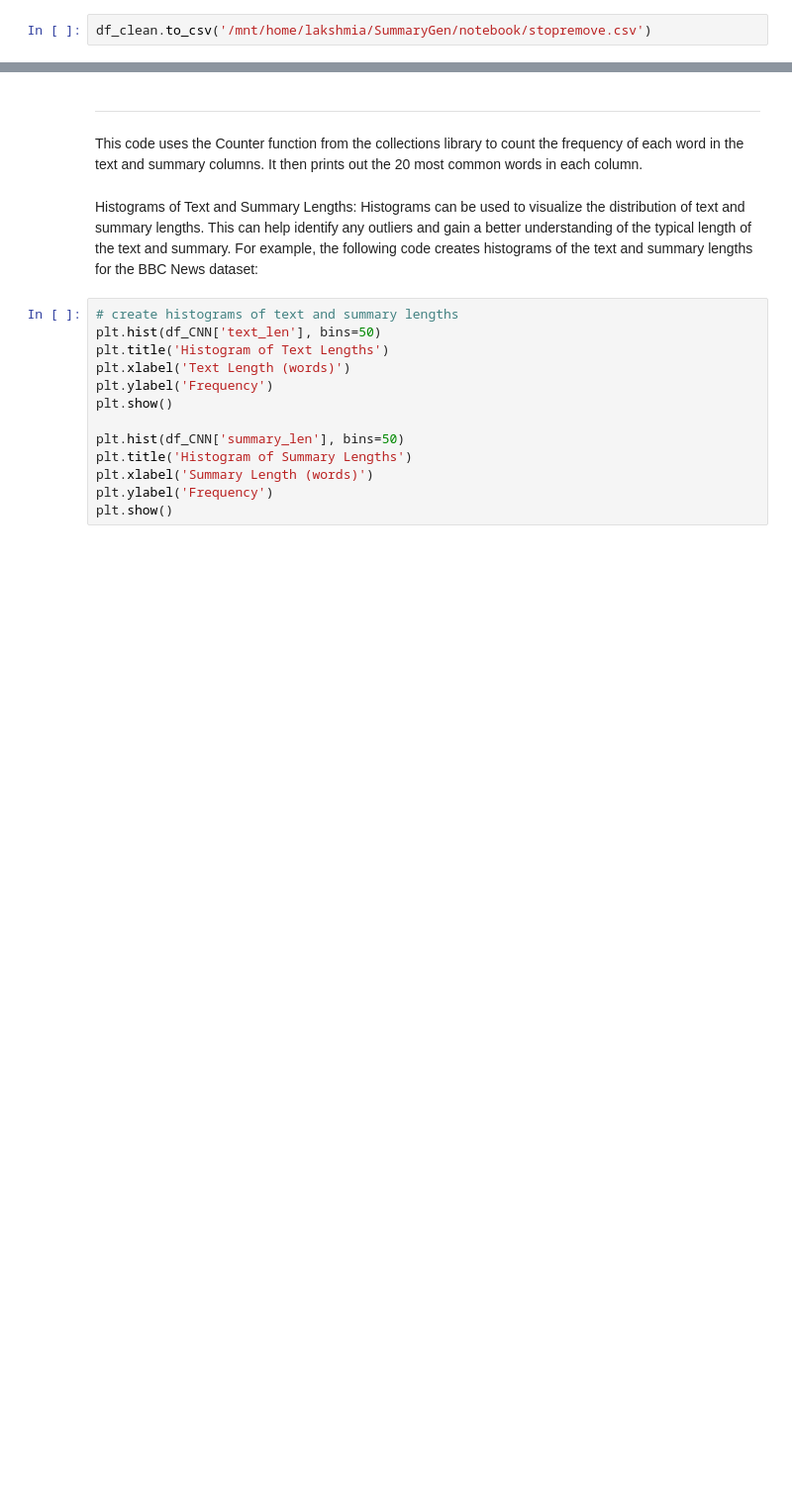
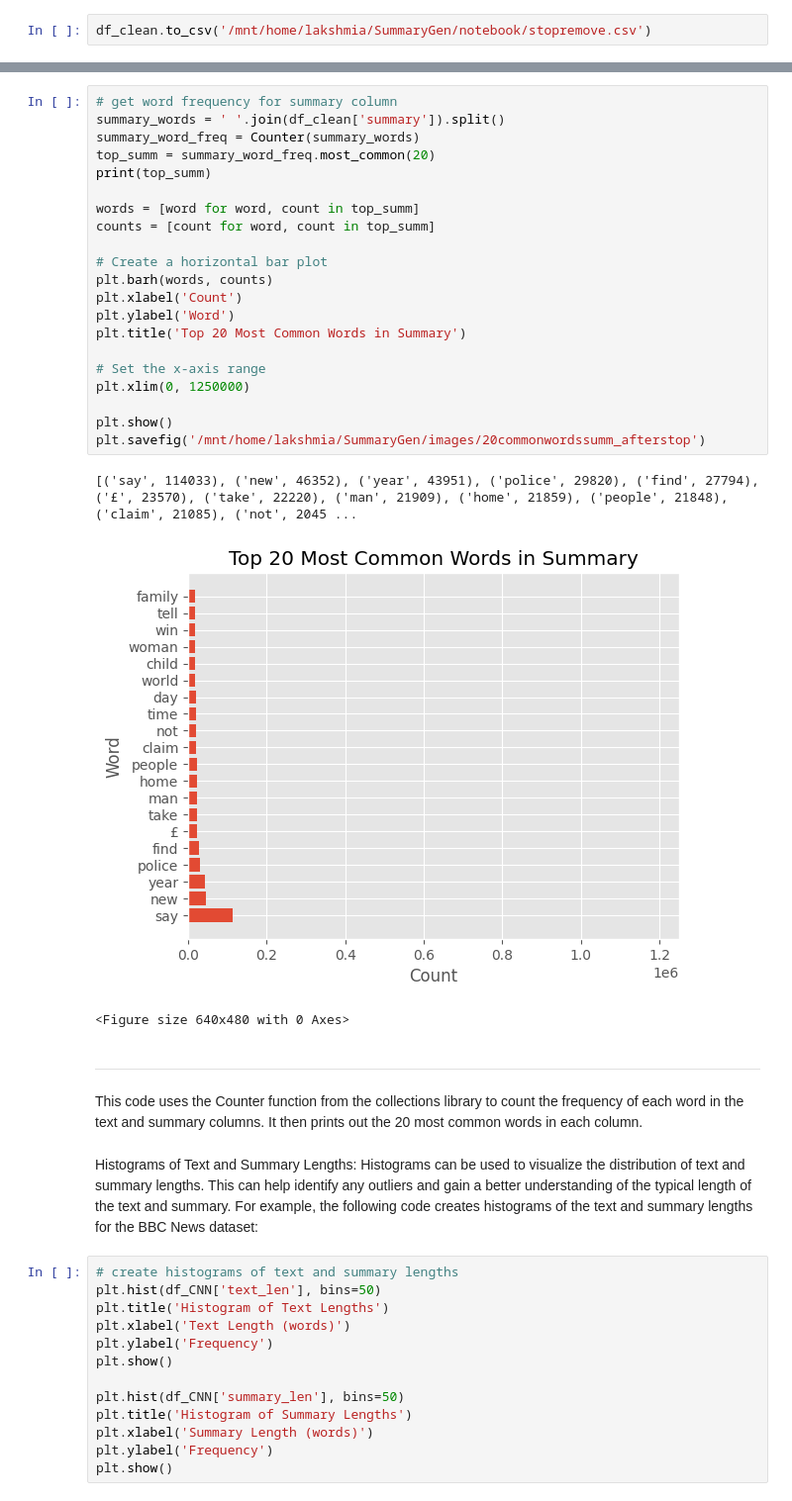
Before and after one commit to Aditya190600/SummaryGen, a Jupyter notebook: notebook/EDA.ipynb, the cells around one changed output, grey strips where cells are left out. Shown at 99% size. Cells and saved outputs as stored; diff of their text form; blank space fills up the shorter version.

```diff
--- a/notebook/EDA.ipynb
+++ b/notebook/EDA.ipynb
@@ -588,3 +660,28 @@ df_clean.to_csv('/mnt/home/lakshmia/SummaryGen/notebook/stopremove.csv')
+# %%
+# get word frequency for summary column
+summary_words = ' '.join(df_clean['summary']).split()
+summary_word_freq = Counter(summary_words)
+top_summ = summary_word_freq.most_common(20)
+print(top_summ)
+
+words = [word for word, count in top_summ]
+counts = [count for word, count in top_summ]
+
+# Create a horizontal bar plot
+plt.barh(words, counts)
+plt.xlabel('Count')
+plt.ylabel('Word')
+plt.title('Top 20 Most Common Words in Summary')
+
+# Set the x-axis range
+plt.xlim(0, 1250000)
+
+plt.show()
+plt.savefig('/mnt/home/lakshmia/SummaryGen/images/20commonwordssumm_afterstop')
+# %% [output]
+[('say', 114033), ('new', 46352), ('year', 43951), ('police', 29820), ('find', 27794), ('£', 23570), ('take', 22220), ('man', 21909), ('home', 21859), ('people', 21848), ('claim', 21085), ('not', 2045 ...
+[figure, added]
+<Figure size 640x480 with 0 Axes>
 # %% [markdown]
 ----
 # %% [markdown]
```
Also changed, not shown: parts of 5 cells of this notebook, 6 other files.
